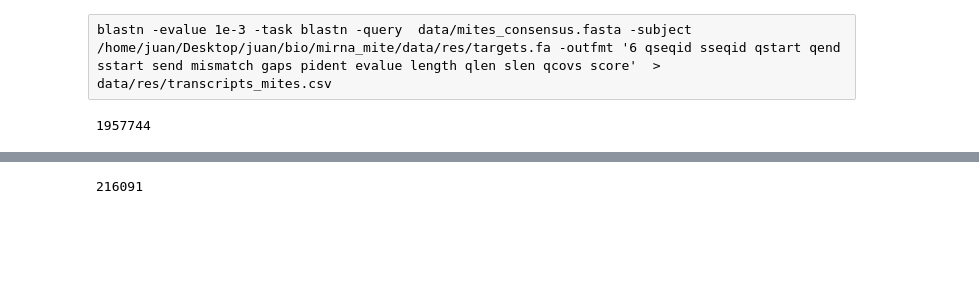
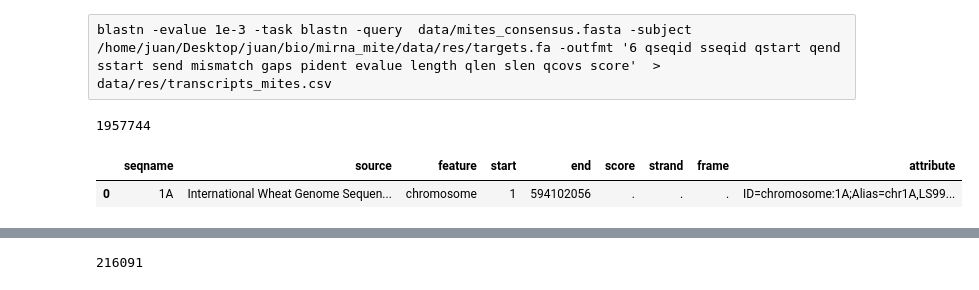
Before and after one commit to juancresc/mirna_mite, a Jupyter notebook: 2_analysis/2_cleavage.ipynb, the cells around one changed output, grey strips where cells are left out. Saved outputs shown, nothing was run; the diff lists cells and outputs as text; code cells hidden in the pictures; blank space fills up the shorter version.

```diff
--- a/2_analysis/2_cleavage.ipynb
+++ b/2_analysis/2_cleavage.ipynb
@@ -85,3 +91,8 @@ df_ann.columns = ['seqname' , 'source' , 'feature' , 'start' , 'end' , 'score' ,
 print(len(df_ann.index))
 # %% [output]
 1957744
+# %%
+df_ann.head(1)
+# %% [output]
+|  | seqname | source | feature | start | end | score | strand | frame | attribute |
+| 0 | 1A | International Wheat Genome Sequen... | chromosome | 1 | 594102056 | . | . | . | ID=chromosome:1A;Alias=chr1A,LS99... |
```
Also changed, not shown: parts of 18 cells of this notebook.
